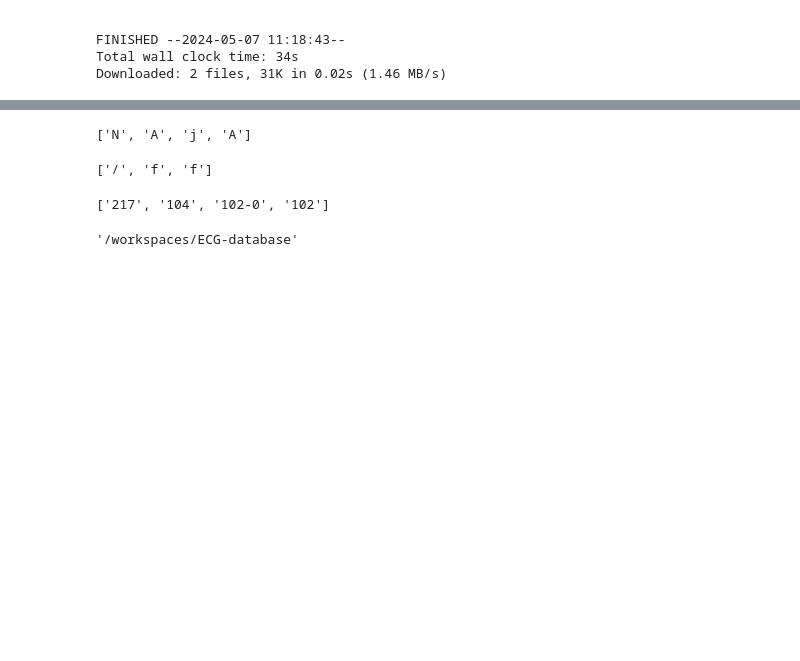
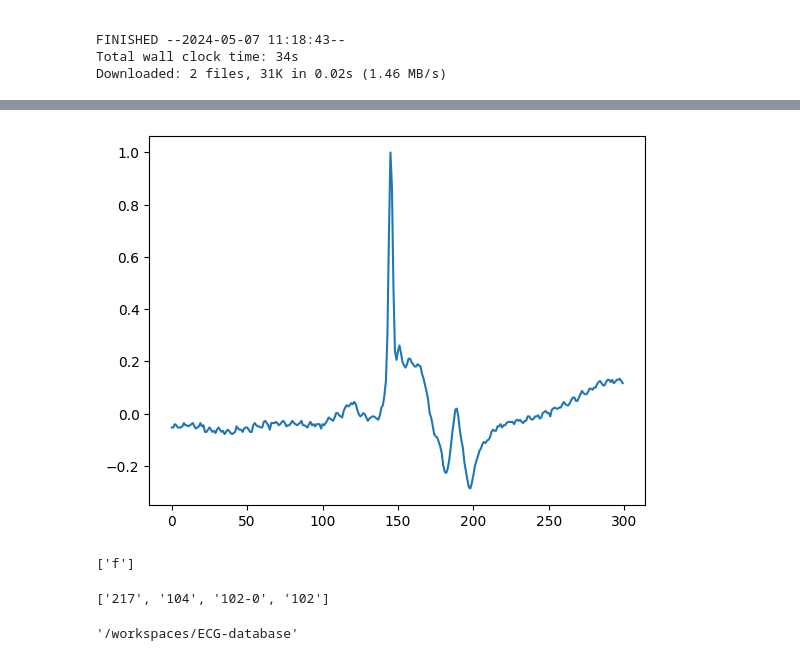
Before and after one commit to qqwqy/ECG-database, a Jupyter notebook: ECG信号处理 (1).ipynb, the cells around one changed output, grey strips where cells are left out. Drawn from its saved outputs; the diff is of its cells as text; code cells hidden in the pictures; blank space fills up the shorter version.

```diff
--- a/ECG信号处理 (1).ipynb
+++ b/ECG信号处理 (1).ipynb
@@ -136,49 +146,29 @@ print(signal_ann.symbol)
 # %%
-# 找出S心拍
-url= './physionet.org/files/mitdb/1.0.0/222'
+# 找出Q心拍
+url= './physionet.org/files/mitdb/1.0.0/104'
+sampfrom=3650
+sampto=3950
 record = wfdb.rdrecord(url, # 文件所在路径
-                       sampfrom=403000, # 读取100这个记录的起点，从第0个点开始读
-                       sampto=404000, # 读取记录的终点，到1000个点结束
+                       sampfrom=sampfrom, # 读取100这个记录的起点，从第0个点开始读
+                       sampto=sampto, # 读取记录的终点，到1000个点结束
                        physical=False, # 若为True则读取原始信号p_signal，如果为False则读取数字信号d_signal，默认为False
                        channels=[0]) # 读取那个通道，也可以用channel_names指定某个通道;如channel_names=['MLII']
 signal = record.d_signal[0:8000]
 amplitude = (signal - np.min(signal))
 amplitude = amplitude - np.mean(amplitude)
 amplitude = amplitude / np.max(amplitude)
 amplitude = pd.DataFrame(amplitude)
-amplitude.to_csv('S_ecg.csv')  #未去噪的V类ECG数据
+amplitude.to_csv('Q_ecg.csv')  #未去噪的V类ECG数据
 
-
-signal_ann = wfdb.rdann(url, "atr", sampfrom=403000, sampto=404000)
+plt.plot(amplitude)
+plt.show()
+signal_ann = wfdb.rdann(url, "atr", sampfrom=sampfrom, sampto=sampto)
 
 
 print(signal_ann.symbol)
 # %% [output]
+[figure, added]
-['N', 'A', 'j', 'A']
+['f']
-# %%
-# 找出Q心拍
-url= './physionet.org/files/mitdb/1.0.0/104'
-sampfrom=3000
-sampto=4000
-record = wfdb.rdrecord(url, # 文件所在路径
-                       sampfrom=sampfrom, # 读取100这个记录的起点，从第0个点开始读
-                       sampto=sampto, # 读取记录的终点，到1000个点结束
-                       physical=False, # 若为True则读取原始信号p_signal，如果为False则读取数字信号d_signal，默认为False
-                       channels=[0]) # 读取那个通道，也可以用channel_names指定某个通道;如channel_names=['MLII']
-signal = record.d_signal[0:8000]
-amplitude = (signal - np.min(signal))
-amplitude = amplitude - np.mean(amplitude)
-amplitude = amplitude / np.max(amplitude)
-amplitude = pd.DataFrame(amplitude)
-amplitude.to_csv('Q_ecg.csv')  #未去噪的V类ECG数据
-
-
-signal_ann = wfdb.rdann(url, "atr", sampfrom=sampfrom, sampto=sampto)
-
-
-print(signal_ann.symbol)
-# %% [output]
-['/', 'f', 'f']
 # %%
 import os
 import wfdb
```
Also changed, not shown: parts of 5 cells of this notebook, 4 other files.
